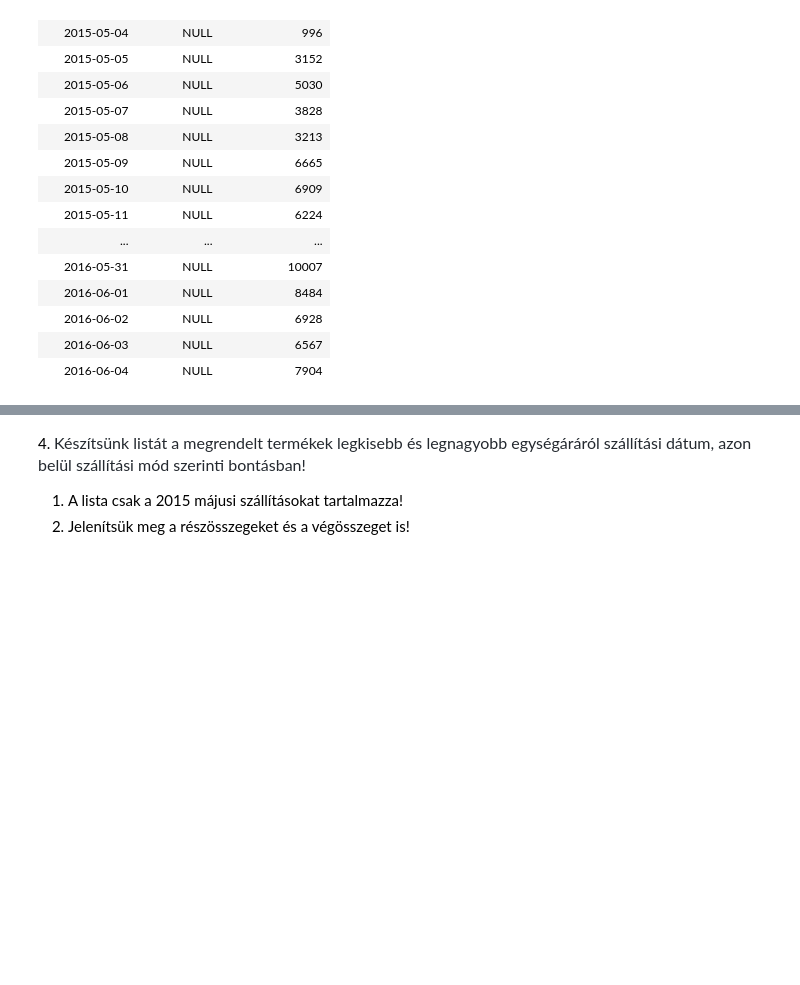
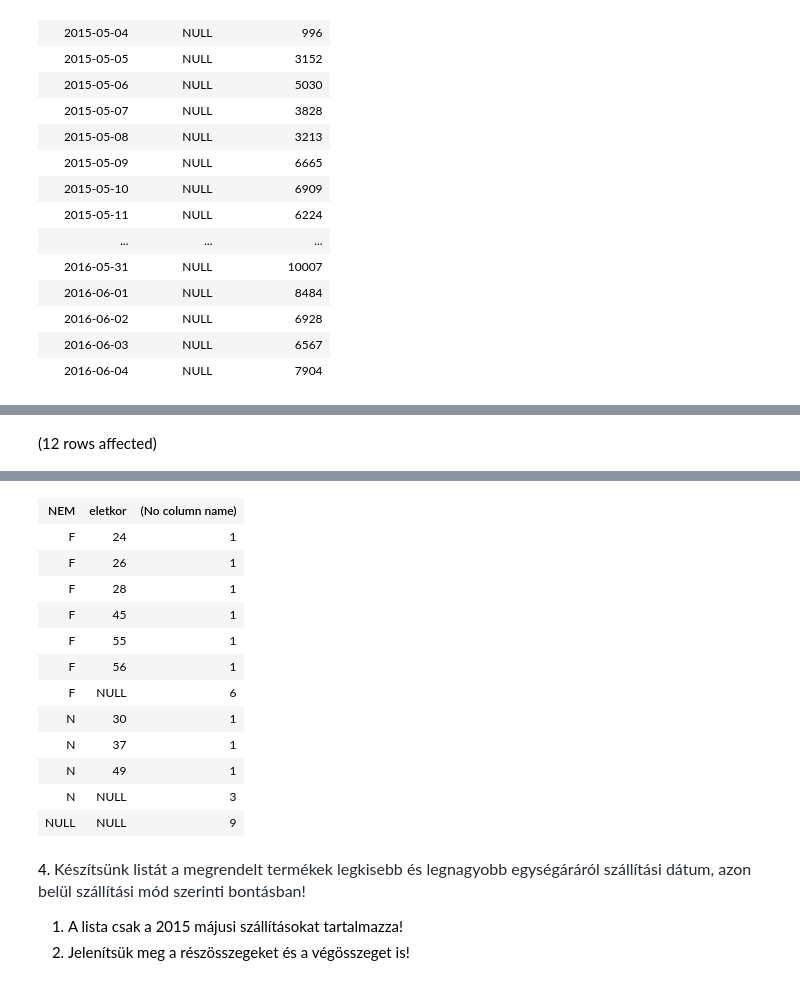
Before and after one commit to kincsolakatos/barmi, a Jupyter notebook: feladatok/gyakorlat05_feladatok.ipynb, the cells around one changed output, grey strips where cells are left out. Saved outputs shown, nothing was run; the diff lists cells and outputs as text; code cells hidden in the pictures; blank space fills up the shorter version.

```diff
--- a/feladatok/gyakorlat05_feladatok.ipynb
+++ b/feladatok/gyakorlat05_feladatok.ipynb
@@ -64,3 +64,13 @@ Total execution time: 00:00:00.264
 2. A lista tartalmazza a részösszegeket és a végösszeget is!
 
 ![](https://moodle.uni-corvinus.hu/theme/image.php/adaptable/atto_h5p/1709548862/icon)
+# %%
+select
+    u.NEM,
+    year(getdate()) - u.SZULEV as 'eletkor',
+    count(*)
+from Ugyfel u left join Rendeles r on u.[LOGIN] = r.[LOGIN]
+where r.[LOGIN] is null
+group by rollup(u.NEM, year(getdate()) - u.SZULEV)
+# %% [output]
+(12 rows affected)
@@ -67,3 +78,16 @@ Total execution time: 00:00:00.264
+| NEM | eletkor | (No column name) |
+| F | 24 | 1 |
+| F | 26 | 1 |
+| F | 28 | 1 |
+| F | 45 | 1 |
+| F | 55 | 1 |
+| F | 56 | 1 |
+| F | NULL | 6 |
+| N | 30 | 1 |
+| N | 37 | 1 |
+| N | 49 | 1 |
+| N | NULL | 3 |
+| NULL | NULL | 9 |
 # %% [markdown]
 4. <span style="color: rgb(36, 41, 47); font-family: -apple-system, BlinkMacSystemFont, &quot;Segoe UI&quot;, Helvetica, Arial, sans-serif, &quot;Apple Color Emoji&quot;, &quot;Segoe UI Emoji&quot;; font-size: 16px;">Készítsünk listát a megrendelt termékek legkisebb és legnagyobb egységáráról szállítási dátum, azon belül szállítási mód szerinti bontásban!</span>
 
```
Also changed, not shown: parts of 6 cells of this notebook, 1 other file.
